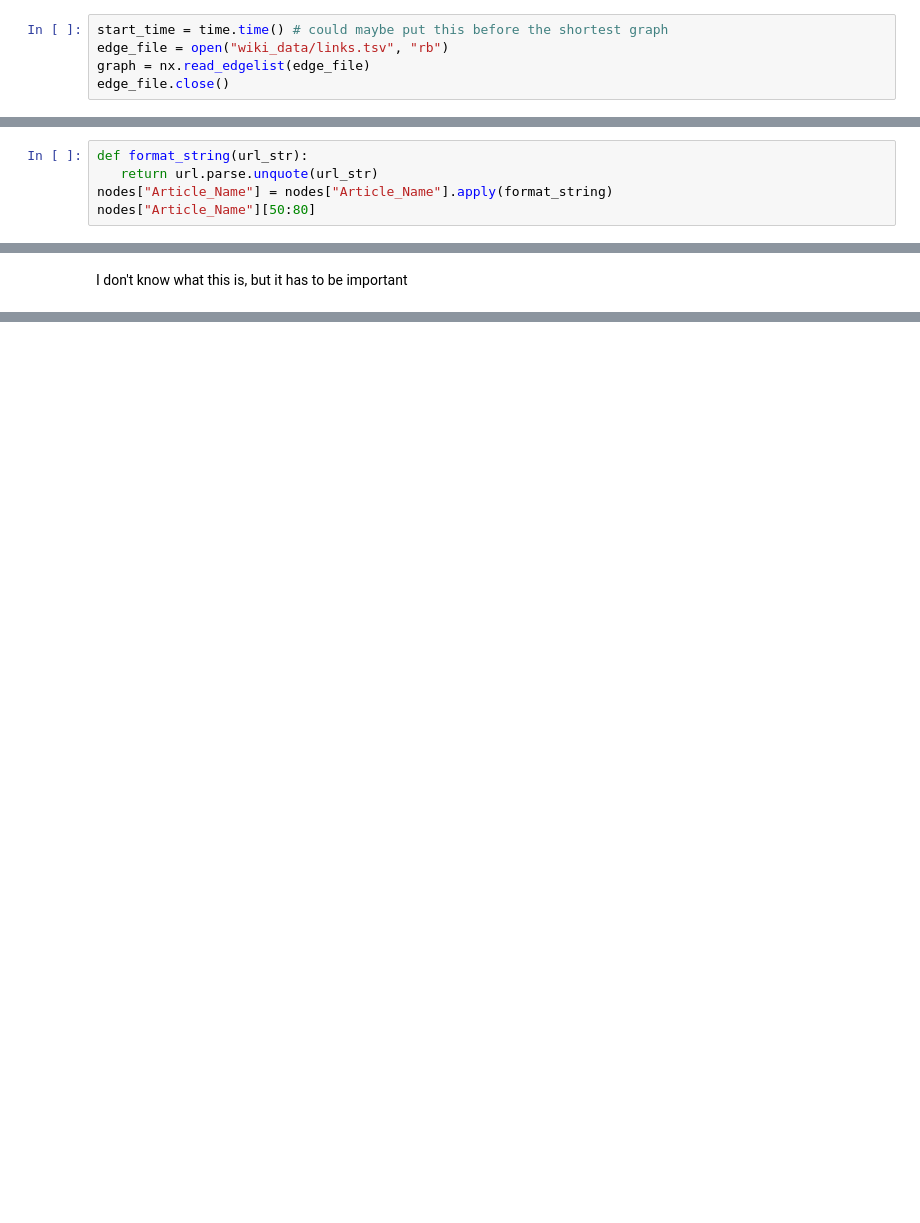
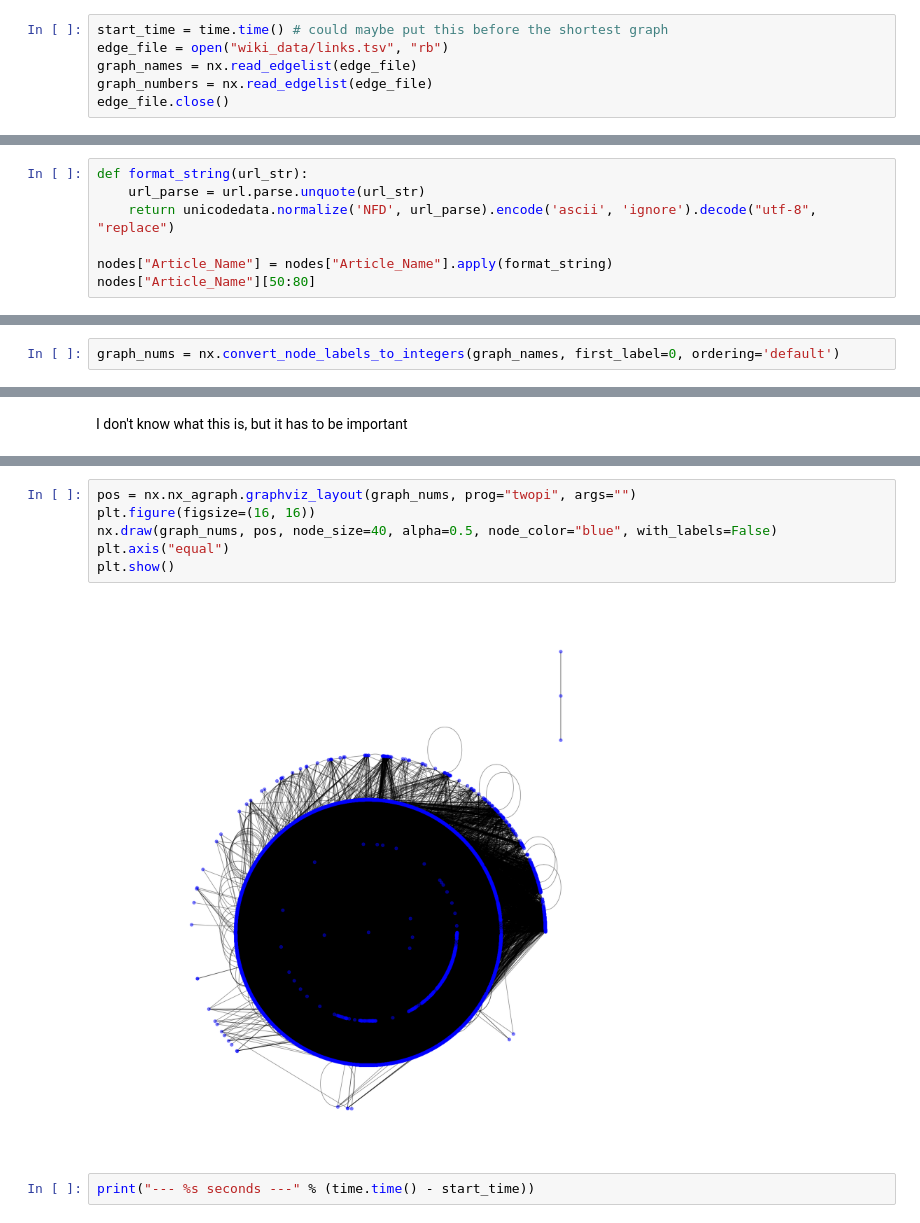
Before and after one commit to jasonbconley/WikiSpeedia-Analysis, a Jupyter notebook: WikiSpeedia.ipynb, the cells around one changed output, grey strips where cells are left out. Drawn from its saved outputs; the diff is of its cells as text; blank space fills up the shorter version.

Commit message:
Adding some visualizations

```diff
--- a/WikiSpeedia.ipynb
+++ b/WikiSpeedia.ipynb
@@ -13,7 +14,8 @@ import time
 # %%
 start_time = time.time() # could maybe put this before the shortest graph
 edge_file = open("wiki_data/links.tsv", "rb")
-graph = nx.read_edgelist(edge_file)
+graph_names = nx.read_edgelist(edge_file)
+graph_numbers = nx.read_edgelist(edge_file)
 edge_file.close()
 # %% [markdown]
 Below we can see that the data is encoded in *some* way. I am not 100% sure if the following cells
@@ -29,7 +31,9 @@ nodes.head()
 | 4 | %C3%93engus_I_of_the_Picts |
 # %%
 def format_string(url_str):
-   return url.parse.unquote(url_str)
+    url_parse = url.parse.unquote(url_str)
+    return unicodedata.normalize('NFD', url_parse).encode('ascii', 'ignore').decode("utf-8", "replace")
+
 nodes["Article_Name"] = nodes["Article_Name"].apply(format_string)
 nodes["Article_Name"][50:80]
 # %% [output]
@@ -52 +56,3 @@ nodes["Article_Name"][50:80]
 Name: Article_Name, dtype: object
+# %%
+graph_nums = nx.convert_node_labels_to_integers(graph_names, first_label=0, ordering='default')
@@ -84,0 +133,10 @@ inf
+# %%
+pos = nx.nx_agraph.graphviz_layout(graph_nums, prog="twopi", args="")
+plt.figure(figsize=(16, 16))
+nx.draw(graph_nums, pos, node_size=40, alpha=0.5, node_color="blue", with_labels=False)
+plt.axis("equal")
+plt.show()
+# %% [output]
+[figure, added]
+# %%
+print("--- %s seconds ---" % (time.time() - start_time))
```
Also changed, not shown: parts of 12 cells of this notebook.
